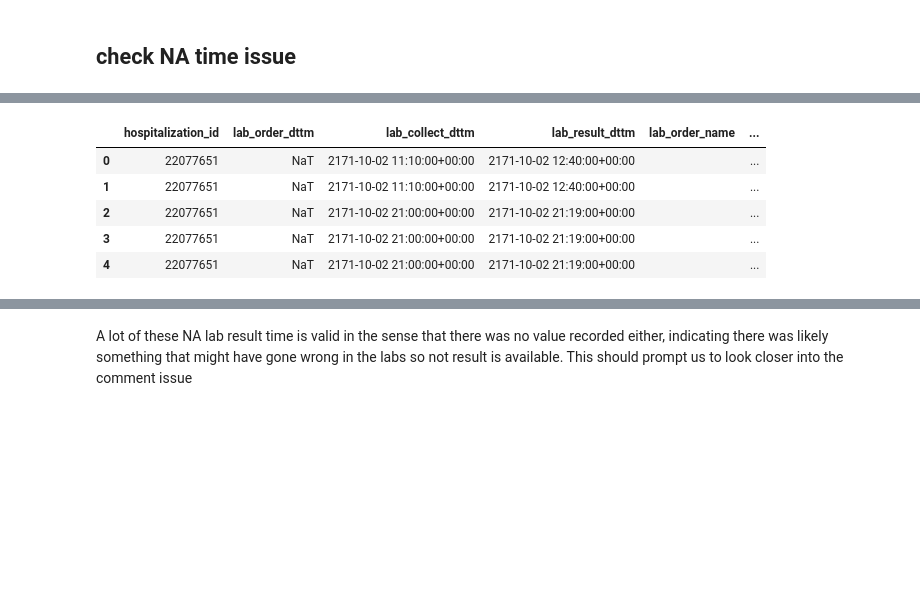
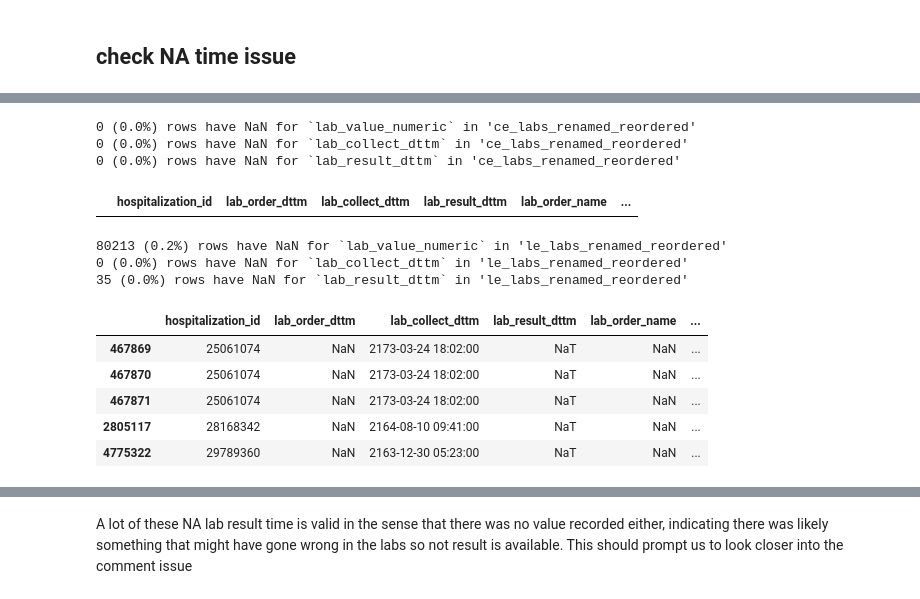
Before and after one commit to oldsandiaz/mimicclif, a Jupyter notebook: notebooks/labs_dev.ipynb, the cells around one changed output, grey strips where cells are left out. Saved outputs shown, nothing was run; the diff lists cells and outputs as text; code cells hidden in the pictures; blank space fills up the shorter version.

```diff
--- a/notebooks/labs_dev.ipynb
+++ b/notebooks/labs_dev.ipynb
@@ -103,9 +108,0 @@ columns_recast: pd.DataFrame = results['columns_recast']
-# %%
-columns_recast.head()
-# %% [output]
-|  | hospitalization_id | lab_order_dttm | lab_collect_dttm | lab_result_dttm | lab_order_name | ... |
-| 0 | 22077651 | NaT | 2171-10-02 11:10:00+00:00 | 2171-10-02 12:40:00+00:00 |  | ... |
-| 1 | 22077651 | NaT | 2171-10-02 11:10:00+00:00 | 2171-10-02 12:40:00+00:00 |  | ... |
-| 2 | 22077651 | NaT | 2171-10-02 21:00:00+00:00 | 2171-10-02 21:19:00+00:00 |  | ... |
-| 3 | 22077651 | NaT | 2171-10-02 21:00:00+00:00 | 2171-10-02 21:19:00+00:00 |  | ... |
-| 4 | 22077651 | NaT | 2171-10-02 21:00:00+00:00 | 2171-10-02 21:19:00+00:00 |  | ... |
@@ -111,0 +113,40 @@ columns_recast.head()
+# %%
+# check that the chartevents table are pretty "clean" -- with no NA values for any of the 3 columns
+mask = ce_labs_renamed_reordered["lab_value_numeric"].isna()
+print(f"{mask.sum()} ({mask.mean()*100:.1f}%) rows have NaN for `lab_value_numeric` in 'ce_labs_renamed_reordered'")
+
+mask = ce_labs_renamed_reordered["lab_collect_dttm"].isna()
+print(f"{mask.sum()} ({mask.mean()*100:.1f}%) rows have NaN for `lab_collect_dttm` in 'ce_labs_renamed_reordered'")
+
+mask = ce_labs_renamed_reordered["lab_result_dttm"].isna()
+print(f"{mask.sum()} ({mask.mean()*100:.1f}%) rows have NaN for `lab_result_dttm` in 'ce_labs_renamed_reordered'")
+na_result_dttm = ce_labs_renamed_reordered[mask]
+na_result_dttm.head()
+# %% [output]
+0 (0.0%) rows have NaN for `lab_value_numeric` in 'ce_labs_renamed_reordered'
+0 (0.0%) rows have NaN for `lab_collect_dttm` in 'ce_labs_renamed_reordered'
+0 (0.0%) rows have NaN for `lab_result_dttm` in 'ce_labs_renamed_reordered'
+|  | hospitalization_id | lab_order_dttm | lab_collect_dttm | lab_result_dttm | lab_order_name | ... |
+# %%
+# check that the issues are with labevents table
+mask = le_labs_renamed_reordered["lab_value_numeric"].isna()
+print(f"{mask.sum()} ({mask.mean()*100:.1f}%) rows have NaN for `lab_value_numeric` in 'le_labs_renamed_reordered'")
+na_lab_value_numeric = le_labs_renamed_reordered[mask]
+
+mask = le_labs_renamed_reordered["lab_collect_dttm"].isna()
+print(f"{mask.sum()} ({mask.mean()*100:.1f}%) rows have NaN for `lab_collect_dttm` in 'le_labs_renamed_reordered'")
+
+mask = le_labs_renamed_reordered["lab_result_dttm"].isna()
+print(f"{mask.sum()} ({mask.mean()*100:.1f}%) rows have NaN for `lab_result_dttm` in 'le_labs_renamed_reordered'")
+na_result_dttm = le_labs_renamed_reordered[mask]
+na_result_dttm.head()
+# %% [output]
+80213 (0.2%) rows have NaN for `lab_value_numeric` in 'le_labs_renamed_reordered'
+0 (0.0%) rows have NaN for `lab_collect_dttm` in 'le_labs_renamed_reordered'
+35 (0.0%) rows have NaN for `lab_result_dttm` in 'le_labs_renamed_reordered'
+|  | hospitalization_id | lab_order_dttm | lab_collect_dttm | lab_result_dttm | lab_order_name | ... |
+| 467869 | 25061074 | NaN | 2173-03-24 18:02:00 | NaT | NaN | ... |
+| 467870 | 25061074 | NaN | 2173-03-24 18:02:00 | NaT | NaN | ... |
+| 467871 | 25061074 | NaN | 2173-03-24 18:02:00 | NaT | NaN | ... |
+| 2805117 | 28168342 | NaN | 2164-08-10 09:41:00 | NaT | NaN | ... |
+| 4775322 | 29789360 | NaN | 2163-12-30 05:23:00 | NaT | NaN | ... |
```
Also changed, not shown: parts of 17 cells of this notebook, 1 other file.
